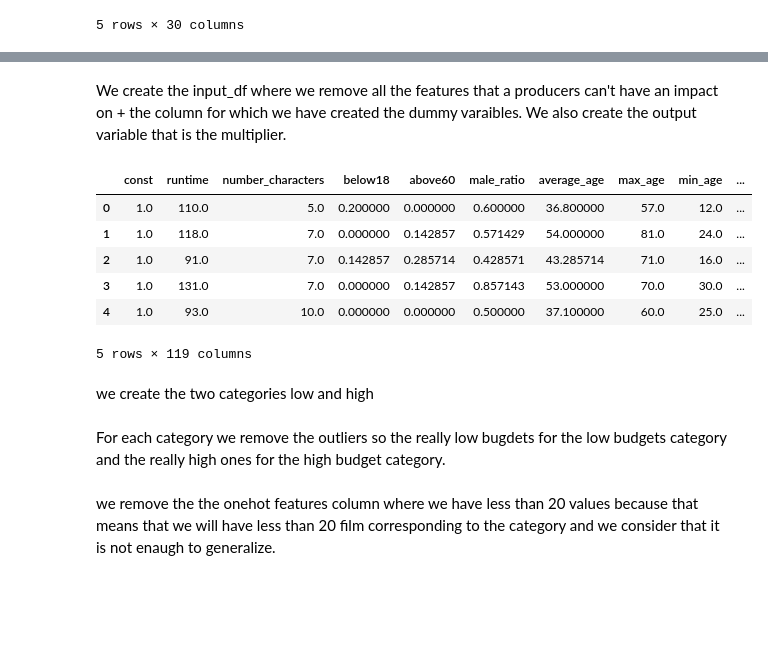
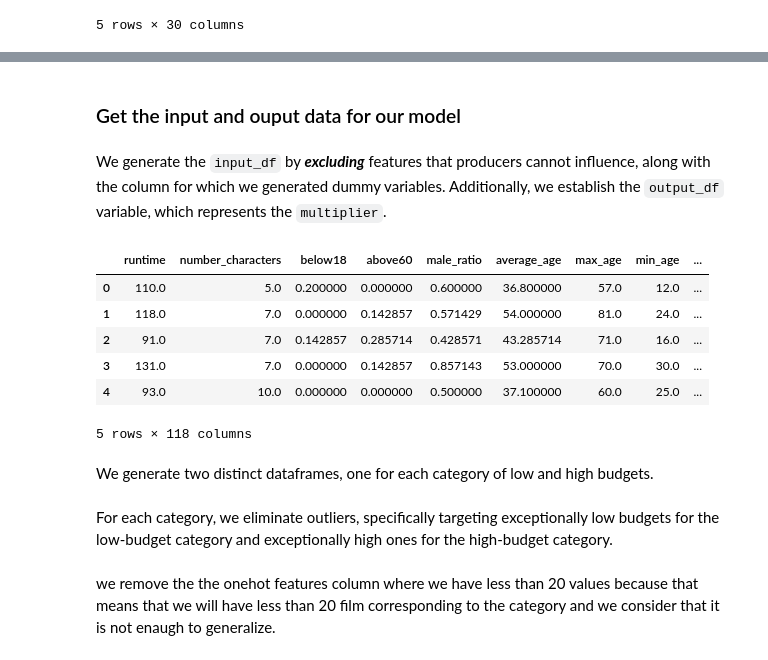
Before and after one commit to epfl-ada/ada-2023-project-thesuricates, a Jupyter notebook: Model_final.ipynb, the cells around one changed output, grey strips where cells are left out. Cells and saved outputs as stored; diff of their text form; code cells hidden in the pictures; blank space fills up the shorter version.

Commit message:
Clean code in Model_final.ipynb but need clean in comments

```diff
--- a/Model_final.ipynb
+++ b/Model_final.ipynb
@@ -61,31 +63,32 @@ for col in df.columns:
     if df[col].dtype == bool:
         df[col] = df[col].astype(int)
 # %%
-df.rename(columns={"onehot_genres_science fiction": "onehot_genres_science_fiction", "onehot_production_countries_united states of america": "onehot_production_countries_united_states_of_america"}, inplace=True)
+df.rename(columns={"onehot_genres_science fiction": "onehot_genres_science_fiction", "onehot_production_countries_united states of america": "onehot_production_countries_united_states_of_america", "onehot_production_countries_hong kong": "onehot_production_countries_hong_kong", "onehot_production_countries_united kingdom": "onehot_production_countries_united_kingdom"}, inplace=True)
-# %% [markdown]
-We create the input_df where we remove all the features that a producers can't have an impact on + the column for which we have created the dummy varaibles. We also create the output variable that is the multiplier.
+# %% [markdown]
+### Get the input and ouput data for our model
+# %% [markdown]
+We generate the `input_df` by ***excluding*** features that producers cannot influence, along with the column for which we generated dummy variables. Additionally, we establish the `output_df` variable, which represents the `multiplier`.
 # %%
 input_df = df.drop(['multiplier','budget', 'revenue', 'movie_id', 'release_date', 'title', 'year', 'year_group', 'genres', 'original_language', 'production_countries', 'spoken_languages'], axis=1)
-input_df = sm.add_constant(input_df)
 display(input_df.head())
 output_df = df['multiplier']
 # %% [output]
-|  | const | runtime | number_characters | below18 | above60 | male_ratio | average_age | max_age | min_age | ... |
-| 0 | 1.0 | 110.0 | 5.0 | 0.200000 | 0.000000 | 0.600000 | 36.800000 | 57.0 | 12.0 | ... |
-| 1 | 1.0 | 118.0 | 7.0 | 0.000000 | 0.142857 | 0.571429 | 54.000000 | 81.0 | 24.0 | ... |
-| 2 | 1.0 | 91.0 | 7.0 | 0.142857 | 0.285714 | 0.428571 | 43.285714 | 71.0 | 16.0 | ... |
-| 3 | 1.0 | 131.0 | 7.0 | 0.000000 | 0.142857 | 0.857143 | 53.000000 | 70.0 | 30.0 | ... |
-| 4 | 1.0 | 93.0 | 10.0 | 0.000000 | 0.000000 | 0.500000 | 37.100000 | 60.0 | 25.0 | ... |
+|  | runtime | number_characters | below18 | above60 | male_ratio | average_age | max_age | min_age | ... |
+| 0 | 110.0 | 5.0 | 0.200000 | 0.000000 | 0.600000 | 36.800000 | 57.0 | 12.0 | ... |
+| 1 | 118.0 | 7.0 | 0.000000 | 0.142857 | 0.571429 | 54.000000 | 81.0 | 24.0 | ... |
+| 2 | 91.0 | 7.0 | 0.142857 | 0.285714 | 0.428571 | 43.285714 | 71.0 | 16.0 | ... |
+| 3 | 131.0 | 7.0 | 0.000000 | 0.142857 | 0.857143 | 53.000000 | 70.0 | 30.0 | ... |
+| 4 | 93.0 | 10.0 | 0.000000 | 0.000000 | 0.500000 | 37.100000 | 60.0 | 25.0 | ... |
-5 rows × 119 columns
+5 rows × 118 columns
-# %% [markdown]
-we create the two categories low and high
+# %% [markdown]
+We generate two distinct dataframes, one for each category of low and high budgets.
 # %%
 input_l = input_df[input_df['category'] == 'low'].drop(['category'], axis=1)
 input_h = input_df[input_df['category'] == 'high'].drop(['category'], axis=1)
 output_l = output_df[input_df['category'] == 'low']
 output_h = output_df[input_df['category'] == 'high']
 # %% [markdown]
-For each category we remove the outliers so the really low bugdets for the low budgets category and the really high ones for the high budget category.
+For each category, we eliminate outliers, specifically targeting exceptionally low budgets for the low-budget category and exceptionally high ones for the high-budget category.
 # %%
 def remove_outliers(input, output, low=0.2, high=0.8):
     threshold_low = output.quantile(low)
```
Also changed, not shown: parts of 58 cells of this notebook, 1 other file.
